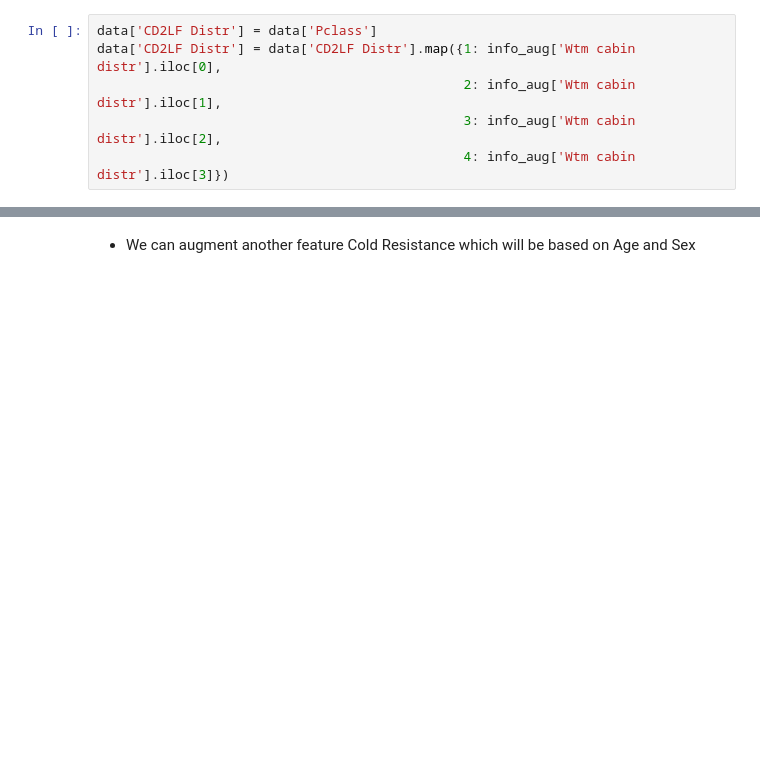
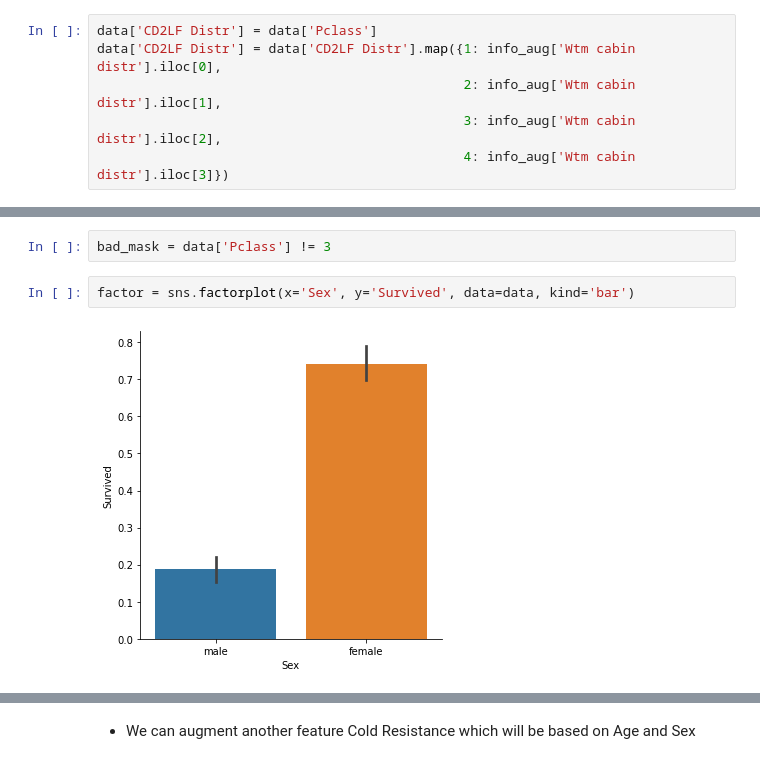
Before and after one commit to aditya-jagdev/Predicting-Titanic-Mishap-Survivors, a Jupyter notebook: 1. Cleaning and Feature Engineering.ipynb, the cells around one changed output, grey strips where cells are left out. Drawn from its saved outputs; the diff is of its cells as text; blank space fills up the shorter version.

```diff
--- a/1. Cleaning and Feature Engineering.ipynb
+++ b/1. Cleaning and Feature Engineering.ipynb
@@ -1233,0 +1223,6 @@ data.head()
+# %%
+bad_mask = data['Pclass'] != 3
+# %%
+factor = sns.factorplot(x='Sex', y='Survived', data=data, kind='bar')
+# %% [output]
+[figure, added]
```
Also changed, not shown: parts of 29 cells of this notebook, 1 other file.
